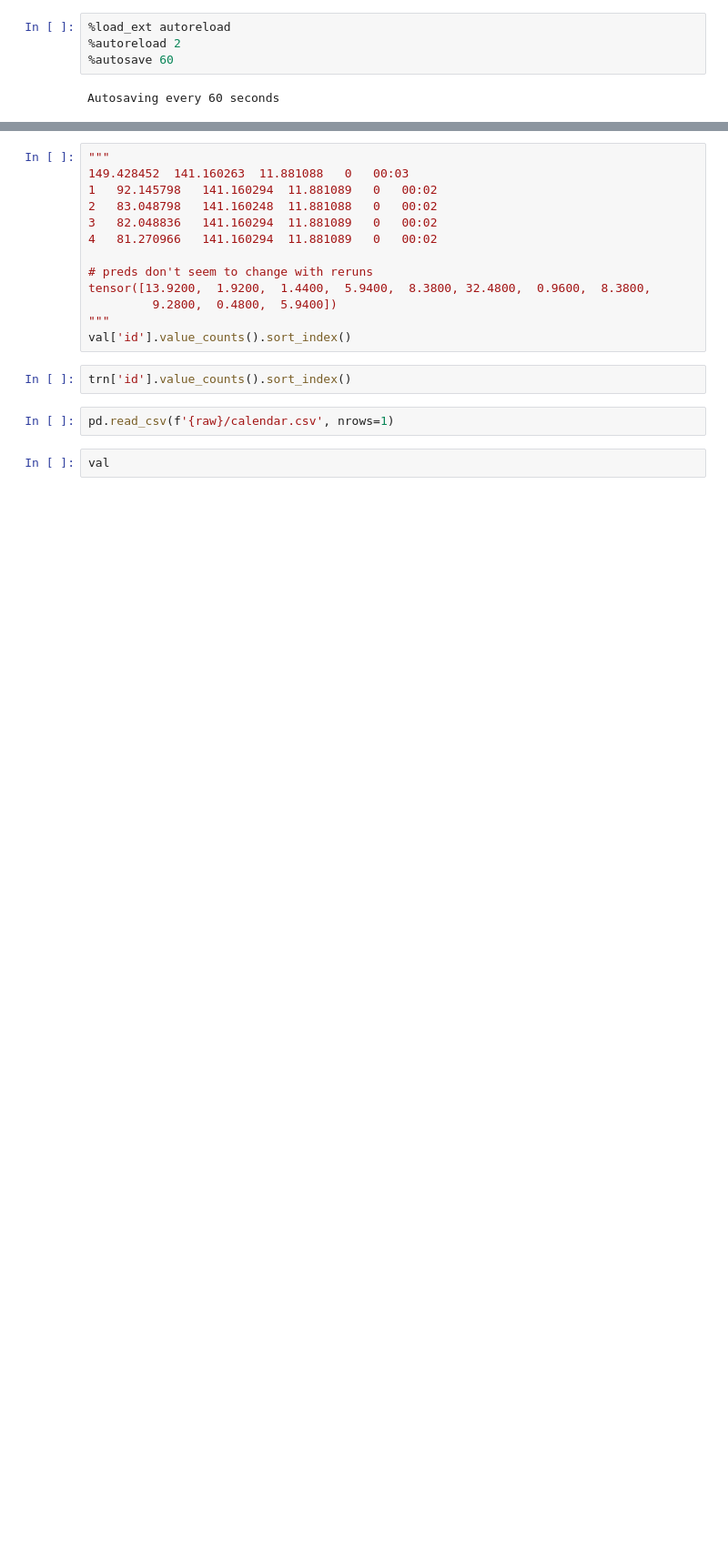
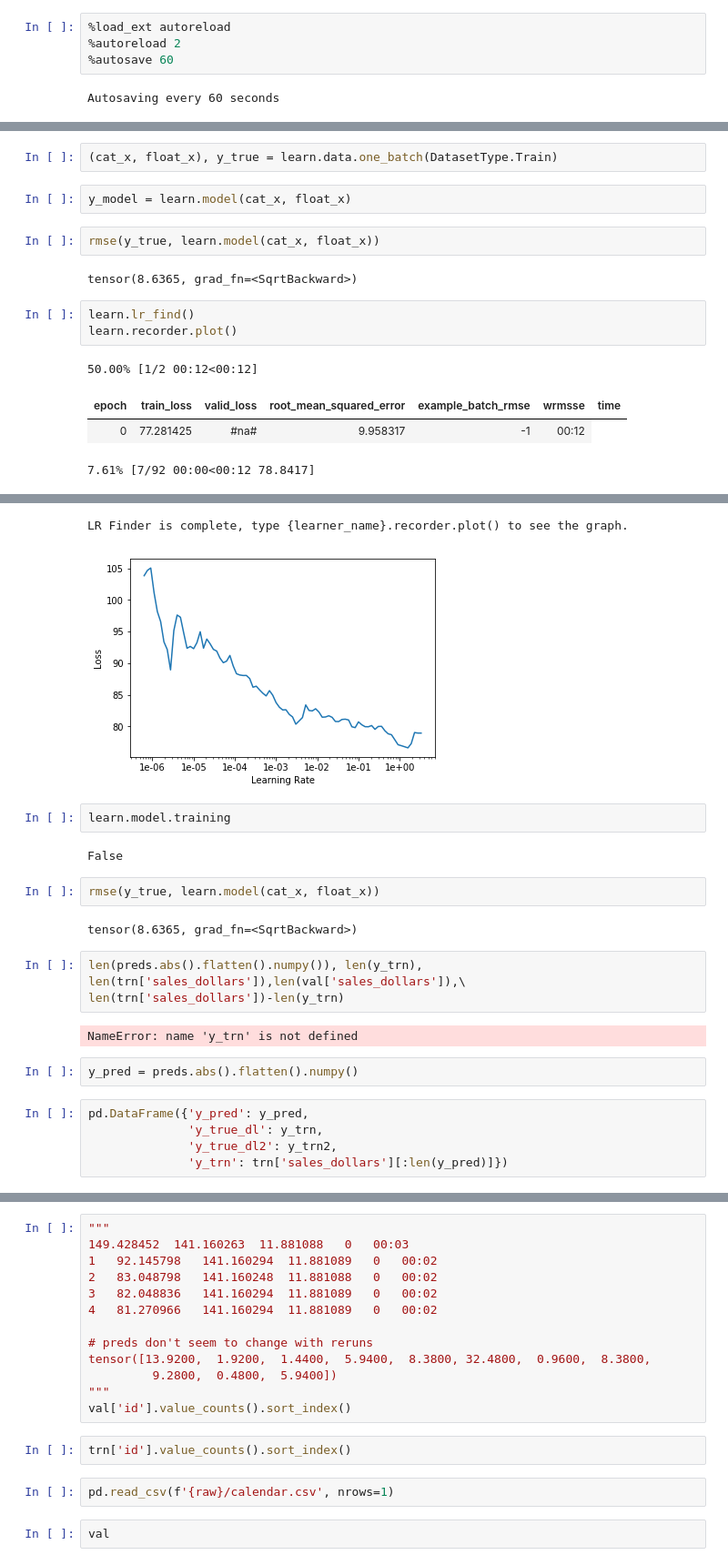
Before and after one commit to cluePrints/data-sci-fience, a Jupyter notebook: m5-forecasting-accuracy/0500. Pipeline-ish.ipynb, the cells around one changed output, grey strips where cells are left out. Shown: that part at 91% size. Drawn from its saved outputs; the diff is of its cells as text; blank space fills up the shorter version.

```diff
--- a/m5-forecasting-accuracy/0500. Pipeline-ish.ipynb
+++ b/m5-forecasting-accuracy/0500. Pipeline-ish.ipynb
@@ -244,0 +279,16 @@ preds, y_val = learn.get_preds(DatasetType.Valid)
+# %%
+(cat_x, float_x), y_true = learn.data.one_batch(DatasetType.Train)
+# %%
+y_model = learn.model(cat_x, float_x)
+# %%
+rmse(y_true, learn.model(cat_x, float_x))
+# %% [output]
+tensor(8.6365, grad_fn=<SqrtBackward>)
+# %%
+learn.lr_find()
+learn.recorder.plot()
+# %% [output]
+50.00% [1/2 00:12<00:12]
+| epoch | train_loss | valid_loss | root_mean_squared_error | example_batch_rmse | wrmsse | time |
+| 0 | 77.281425 | #na# | 9.958317 | -1 | 00:12 |
+7.61% [7/92 00:00<00:12 78.8417]
@@ -244,0 +297,22 @@ preds, y_val = learn.get_preds(DatasetType.Valid)
+LR Finder is complete, type {learner_name}.recorder.plot() to see the graph.
+[figure, added]
+# %%
+learn.model.training
+# %% [output]
+False
+# %%
+rmse(y_true, learn.model(cat_x, float_x))
+# %% [output]
+tensor(8.6365, grad_fn=<SqrtBackward>)
+# %%
+len(preds.abs().flatten().numpy()), len(y_trn), len(trn['sales_dollars']),len(val['sales_dollars']),\
+len(trn['sales_dollars'])-len(y_trn)
+# %% [output]
+NameError: name 'y_trn' is not defined
+# %%
+y_pred = preds.abs().flatten().numpy()
+# %%
+pd.DataFrame({'y_pred': y_pred,
+              'y_true_dl': y_trn,
+              'y_true_dl2': y_trn2,
+              'y_trn': trn['sales_dollars'][:len(y_pred)]})
```
Also changed, not shown: parts of 9 cells of this notebook, 1 other file.
